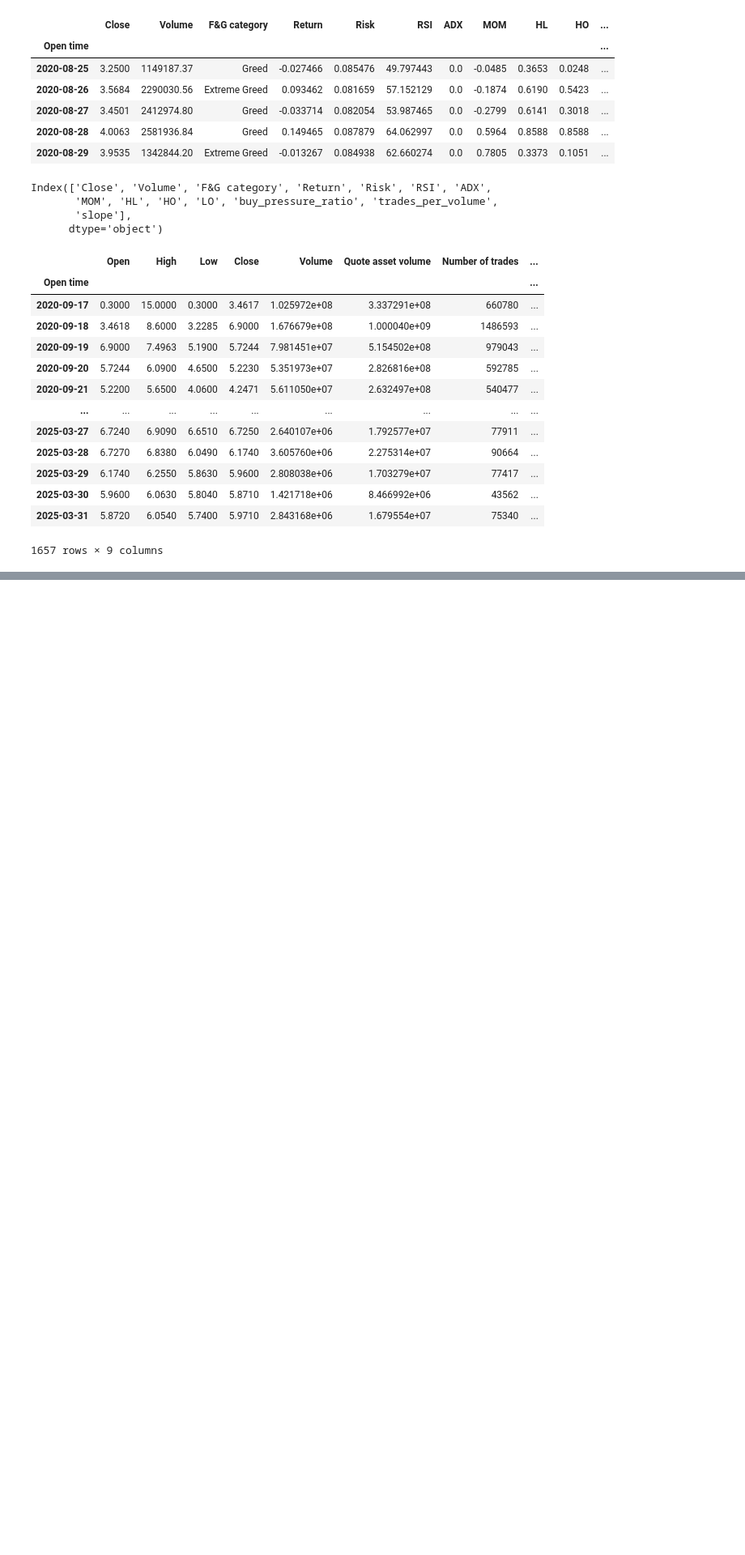
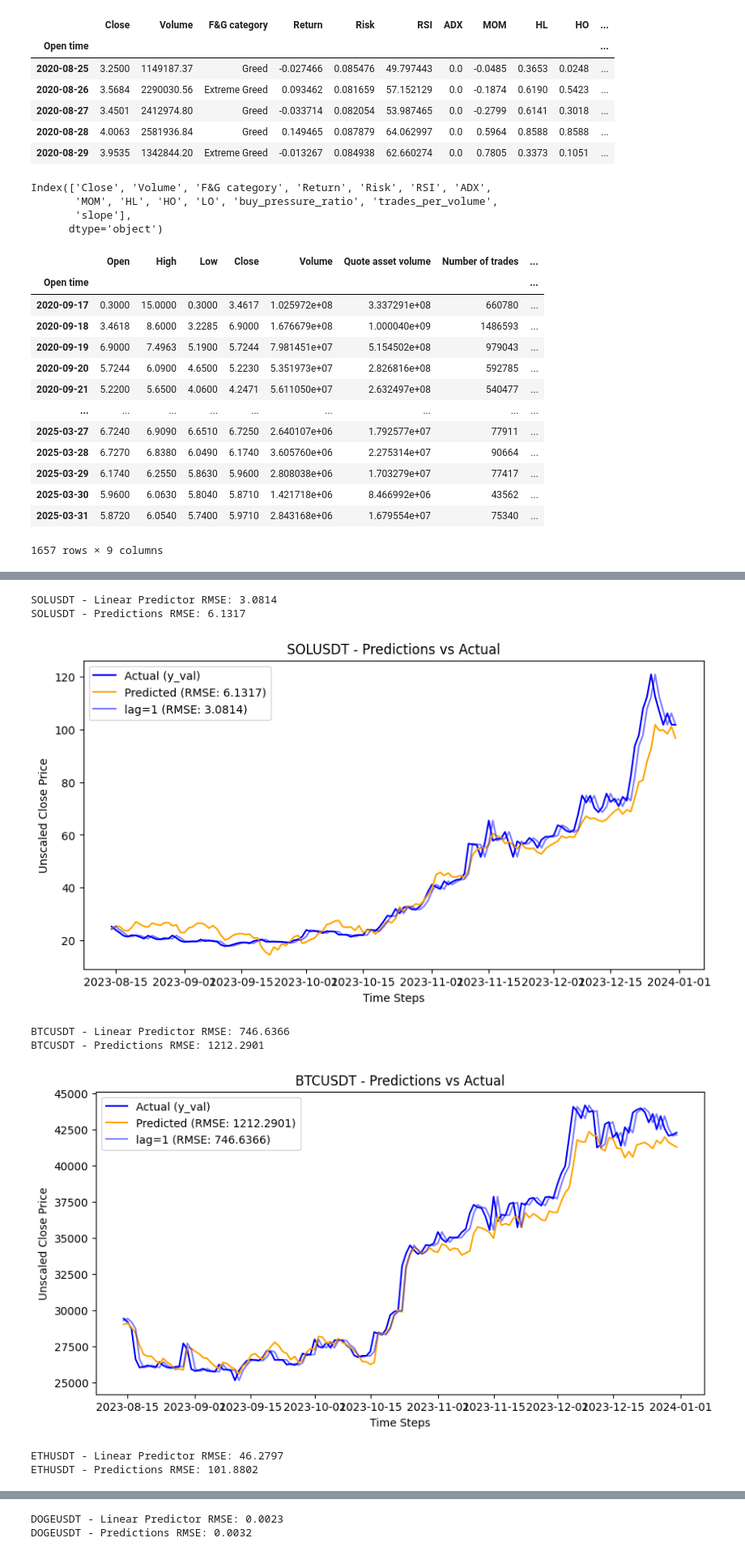
Before and after one commit to iancadev/crypto, a Jupyter notebook: AAA_Thursday1/YI LSTM copy.ipynb, the cells around one changed output, grey strips where cells are left out. Shown at 81% size. Drawn from its saved outputs; the diff is of its cells as text; code cells hidden in the pictures; blank space fills up the shorter version.

```diff
--- a/AAA_Thursday1/YI LSTM copy.ipynb
+++ b/AAA_Thursday1/YI LSTM copy.ipynb
@@ -234,7 +234,7 @@ os.makedirs('models', exist_ok=True)
 os.makedirs('scalers', exist_ok=True)
 
 # 3. List of asset tickers
-assets = ['SOLUSDT', 'BTCUSDT', 'ETHUSDT', 'DOGEUSDT', 'UNIUSDT']
+assets = ['SOLUSDT', 'BTCUSDT', 'ETHUSDT', 'DOGEUSDT', 'XRPUSDT']
 results = {}
 
 for ticker in assets:
@@ -396,2 +402,62 @@ WARNING:absl:Compiled the loaded model, but the compiled metrics have yet to be
 Stored 'test_predictions' (dict)
 ['models/test_predictions.pkl']
+# %%
+import matplotlib.pyplot as plt
+
+# Plot predictions vs. actual values for each asset
+for ticker, res in results.items():
+    # Extract predictions and actual values
+    preds = test_predictions[ticker]
+    y_val = res['y_val']
+
+
+    # Unscale predictions and actual values
+    scaler = joblib.load(res['scaler_path'])
+    seventeen_columns = pd.concat([preds] * 17, axis=1)
+    preds_unscaled = scaler.inverse_transform(seventeen_columns)[:, 0]
+
+    seventeen_columns = pd.concat([pd.DataFrame(y_val)] * 17, axis=1)
+    y_val_unscaled = scaler.inverse_transform(seventeen_columns)[:, 0]
+
+    # preds_unscaled = scaler.inverse_transform(
+    #     np.concatenate([np.zeros((len(preds), len(scaler.min_)-1)), preds.values.reshape(-1, 1)], axis=1)
+    # )[:, -1]
+    # y_val_unscaled = scaler.inverse_transform(
+    #     np.concatenate([np.zeros((len(y_val), len(scaler.min_)-1)), y_val.reshape(-1, 1)], axis=1)
+    # )[:, -1]
+
+    df = data.load_asset(ticker, sampling='1d')
+    df = data.add_fear_and_greed(df)
+    df = add_technical_features(df)
+    df = df[(df.index >= '2022-01-01') & (df.index <= '2023-12-31')]
+    # Add a "linear predictor" column
+    N = 5  # Define the rolling window size
+    df['linear_predictor'] = df['Close'].rolling(window=1).mean().shift(1)
+    lin_preds = df.loc[preds.index, 'linear_predictor']
+
+    # Plot
+
+    # Calculate RMSE for linear predictor and predictions
+    lin_rmse = np.sqrt(mean_squared_error(y_val_unscaled, lin_preds))
+    preds_rmse = np.sqrt(mean_squared_error(y_val_unscaled, preds_unscaled))
+    print(f"{ticker} - Linear Predictor RMSE: {lin_rmse:.4f}")
+    print(f"{ticker} - Predictions RMSE: {preds_rmse:.4f}")
+
+    plt.figure(figsize=(10, 5))
+    plt.plot(preds.index, y_val_unscaled, label=f'Actual (y_val)', color='blue')
+    plt.plot(preds.index, preds_unscaled, label=f'Predicted (RMSE: {preds_rmse:.4f})', color='orange')
+    plt.plot(lin_preds, label=f'lag=1 (RMSE: {lin_rmse:.4f})', color='blue', alpha=0.5)
+    plt.title(f"{ticker} - Predictions vs Actual")
+    plt.xlabel("Time Steps")
+    plt.ylabel("Unscaled Close Price")
+    plt.legend()
+    plt.show()
+# %% [output]
+SOLUSDT - Linear Predictor RMSE: 3.0814
+SOLUSDT - Predictions RMSE: 6.1317
+[figure, added]
+BTCUSDT - Linear Predictor RMSE: 746.6366
+BTCUSDT - Predictions RMSE: 1212.2901
+[figure, added]
+ETHUSDT - Linear Predictor RMSE: 46.2797
+ETHUSDT - Predictions RMSE: 101.8802
@@ -397,0 +465,2 @@ Stored 'test_predictions' (dict)
+DOGEUSDT - Linear Predictor RMSE: 0.0023
+DOGEUSDT - Predictions RMSE: 0.0032
```
Also changed, not shown: parts of 5 cells of this notebook, 14 other files.
